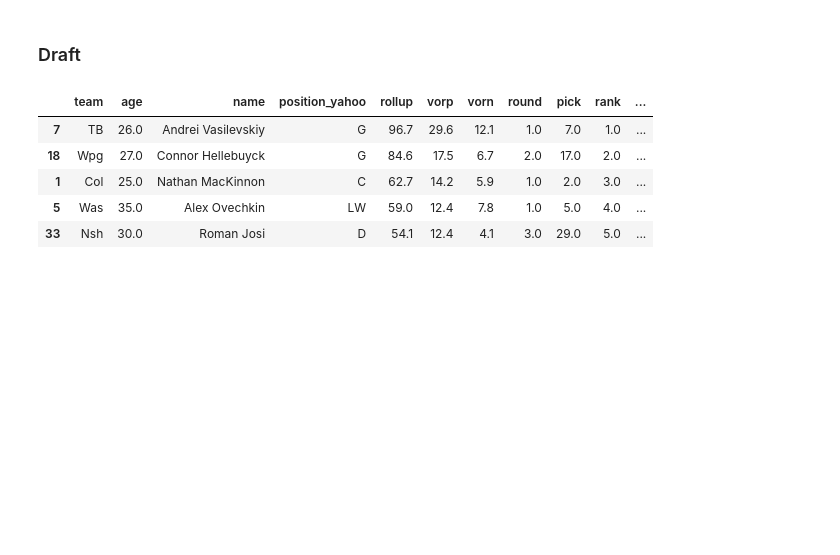
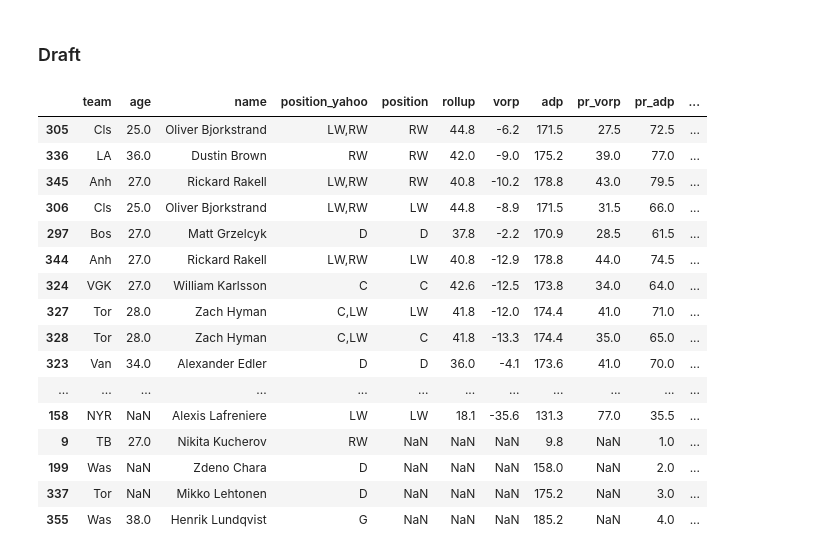
Before and after one commit to maxhumber/fantasy, a Jupyter notebook: notebooks/02-draft.ipynb, the cells around one changed output. Saved outputs shown, nothing was run; the diff lists cells and outputs as text; code cells hidden in the pictures; blank space fills up the shorter version.

```diff
--- a/notebooks/02-draft.ipynb
+++ b/notebooks/02-draft.ipynb
@@ -215,30 +191,39 @@ vnr = vnr[["round", "position", "next"]]
 ### Draft
 # %%
 draft = pd.merge(players, vorp, how="left", on="name", suffixes=("_yahoo", ""))
-draft = pd.merge(draft, vnr, how="left", on=["position", "round"])
-
-draft = draft.sort_values("vorp", ascending=False)
-draft = draft.groupby("name").head(1)
-
-draft["vorn"] = draft["rollup"] - draft["next"]
-draft['rank'] = draft['vorp'].rank(method='average', ascending=False)
-draft["arbitrage"] = draft["pick"] - draft["rank"]
 
 draft = draft[[
-    'team', 'age', 'name', 'position_yahoo',
-    'rollup', 'vorp', 'vorn',
-    'round', 'pick', 'rank', 'arbitrage'
+    'team', 'age', 'name',
+    'position_yahoo', 'position',
+    'rollup', 'vorp', 'adp',
 ]]
 
 draft["rollup"] = draft["rollup"].round(1)
 draft["vorp"] = draft["vorp"].round(1)
-draft["vorn"] = draft["vorn"].round(1)
+draft['pr_vorp'] = draft.groupby("position")['vorp'].rank(ascending=False)
+draft['pr_adp'] = draft.groupby("position")['adp'].rank(ascending=True)
 
-draft.head()
+draft = draft.sort_values("adp", ascending=True)
-# %% [output]
-|  | team | age | name | position_yahoo | rollup | vorp | vorn | round | pick | rank | ... |
-| 7 | TB | 26.0 | Andrei Vasilevskiy | G | 96.7 | 29.6 | 12.1 | 1.0 | 7.0 | 1.0 | ... |
-| 18 | Wpg | 27.0 | Connor Hellebuyck | G | 84.6 | 17.5 | 6.7 | 2.0 | 17.0 | 2.0 | ... |
-| 1 | Col | 25.0 | Nathan MacKinnon | C | 62.7 | 14.2 | 5.9 | 1.0 | 2.0 | 3.0 | ... |
-| 5 | Was | 35.0 | Alex Ovechkin | LW | 59.0 | 12.4 | 7.8 | 1.0 | 5.0 | 4.0 | ... |
-| 33 | Nsh | 30.0 | Roman Josi | D | 54.1 | 12.4 | 4.1 | 3.0 | 29.0 | 5.0 | ... |
+# %%
+draft["pr_arbitrage"] =  draft['pr_adp'] - draft['pr_vorp']
+draft['round'] = draft["adp"] // TEAMS + 1
+# %%
+draft.sort_values("pr_arbitrage", ascending=False)
+# %% [output]
+|  | team | age | name | position_yahoo | position | rollup | vorp | adp | pr_vorp | pr_adp | ... |
+| 305 | Cls | 25.0 | Oliver Bjorkstrand | LW,RW | RW | 44.8 | -6.2 | 171.5 | 27.5 | 72.5 | ... |
+| 336 | LA | 36.0 | Dustin Brown | RW | RW | 42.0 | -9.0 | 175.2 | 39.0 | 77.0 | ... |
+| 345 | Anh | 27.0 | Rickard Rakell | LW,RW | RW | 40.8 | -10.2 | 178.8 | 43.0 | 79.5 | ... |
+| 306 | Cls | 25.0 | Oliver Bjorkstrand | LW,RW | LW | 44.8 | -8.9 | 171.5 | 31.5 | 66.0 | ... |
+| 297 | Bos | 27.0 | Matt Grzelcyk | D | D | 37.8 | -2.2 | 170.9 | 28.5 | 61.5 | ... |
+| 344 | Anh | 27.0 | Rickard Rakell | LW,RW | LW | 40.8 | -12.9 | 178.8 | 44.0 | 74.5 | ... |
+| 324 | VGK | 27.0 | William Karlsson | C | C | 42.6 | -12.5 | 173.8 | 34.0 | 64.0 | ... |
+| 327 | Tor | 28.0 | Zach Hyman | C,LW | LW | 41.8 | -12.0 | 174.4 | 41.0 | 71.0 | ... |
+| 328 | Tor | 28.0 | Zach Hyman | C,LW | C | 41.8 | -13.3 | 174.4 | 35.0 | 65.0 | ... |
+| 323 | Van | 34.0 | Alexander Edler | D | D | 36.0 | -4.1 | 173.6 | 41.0 | 70.0 | ... |
+| ... | ... | ... | ... | ... | ... | ... | ... | ... | ... | ... | ... |
+| 158 | NYR | NaN | Alexis Lafreniere | LW | LW | 18.1 | -35.6 | 131.3 | 77.0 | 35.5 | ... |
+| 9 | TB | 27.0 | Nikita Kucherov | RW | NaN | NaN | NaN | 9.8 | NaN | 1.0 | ... |
+| 199 | Was | NaN | Zdeno Chara | D | NaN | NaN | NaN | 158.0 | NaN | 2.0 | ... |
+| 337 | Tor | NaN | Mikko Lehtonen | D | NaN | NaN | NaN | 175.2 | NaN | 3.0 | ... |
+| 355 | Was | 38.0 | Henrik Lundqvist | G | NaN | NaN | NaN | 185.2 | NaN | 4.0 | ... |
```
Also changed, not shown: parts of 12 cells of this notebook, 13 other files.
